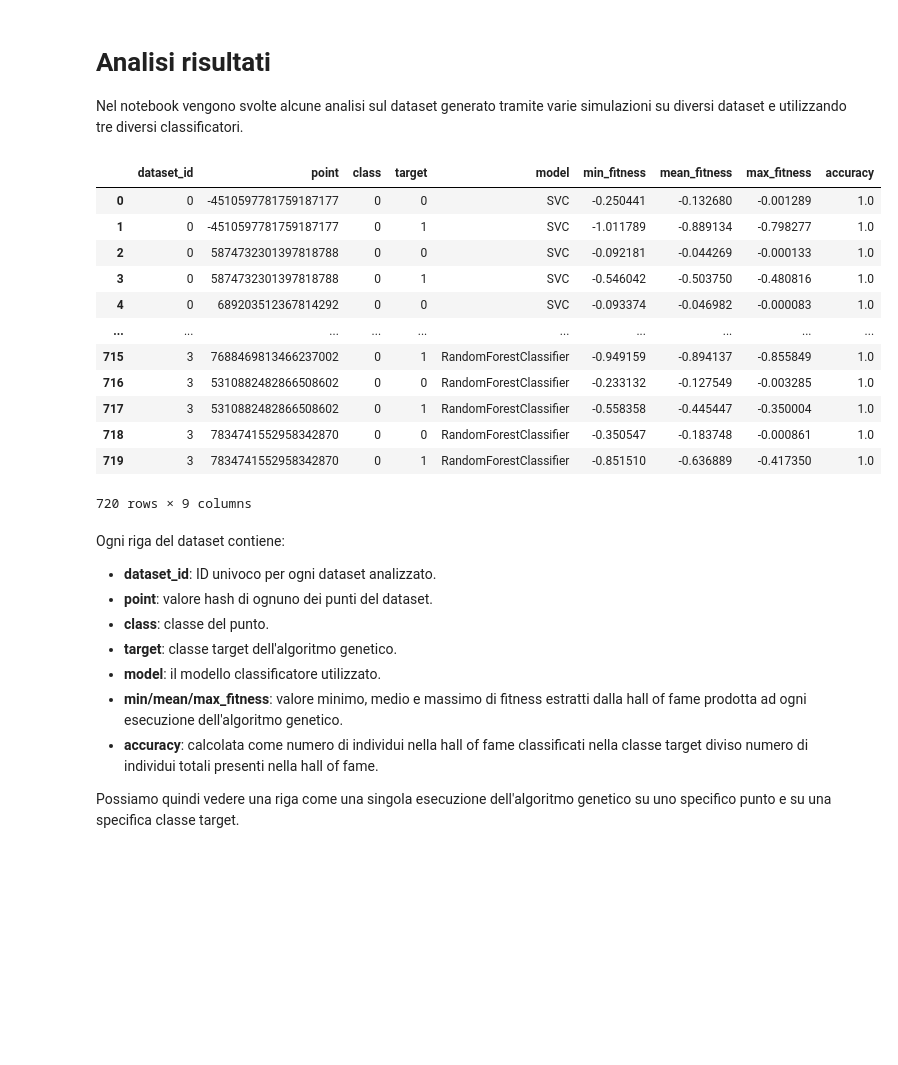
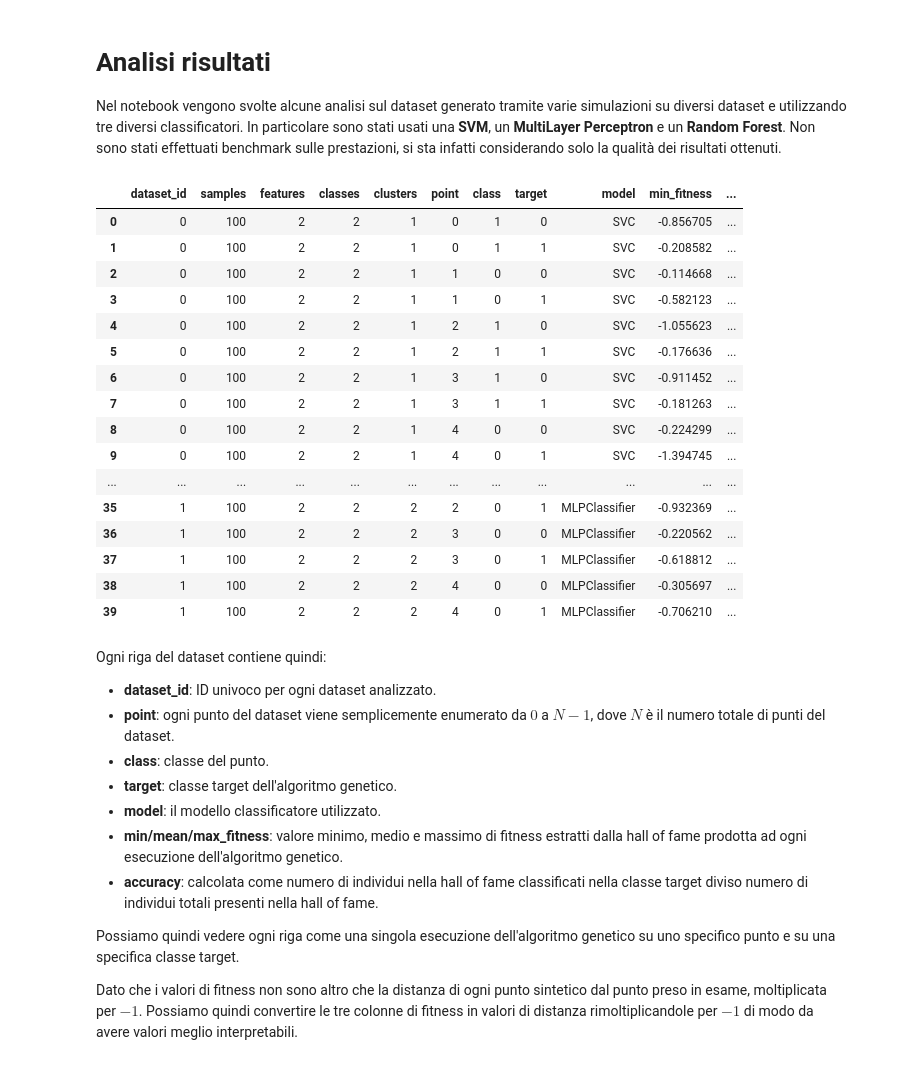
Before and after one commit to FedericoBustaffa/neighborhood_generator, a Jupyter notebook: notebooks/analysis.ipynb, the cells around one changed output. Saved outputs shown, nothing was run; the diff lists cells and outputs as text; code cells hidden in the pictures; blank space fills up the shorter version.

Commit message:
dataset computation

```diff
--- a/notebooks/analysis.ipynb
+++ b/notebooks/analysis.ipynb
@@ -2,31 +2,39 @@
 # Analisi risultati
 
 Nel notebook vengono svolte alcune analisi sul dataset generato tramite varie
-simulazioni su diversi dataset e utilizzando tre diversi classificatori.
+simulazioni su diversi dataset e utilizzando tre diversi classificatori. In
+particolare sono stati usati una **SVM**, un **MultiLayer Perceptron** e un
+**Random Forest**. Non sono stati effettuati benchmark sulle prestazioni, si
+sta infatti considerando solo la qualità dei risultati ottenuti.
 # %%
 import pandas as pd
 
-df = pd.read_csv("../datasets/first_simulation.csv")
+df = pd.read_csv("../datasets/test.csv")
 df
 # %% [output]
-|  | dataset_id | point | class | target | model | min_fitness | mean_fitness | max_fitness | accuracy |
-| 0 | 0 | -4510597781759187177 | 0 | 0 | SVC | -0.250441 | -0.132680 | -0.001289 | 1.0 |
-| 1 | 0 | -4510597781759187177 | 0 | 1 | SVC | -1.011789 | -0.889134 | -0.798277 | 1.0 |
-| 2 | 0 | 5874732301397818788 | 0 | 0 | SVC | -0.092181 | -0.044269 | -0.000133 | 1.0 |
-| 3 | 0 | 5874732301397818788 | 0 | 1 | SVC | -0.546042 | -0.503750 | -0.480816 | 1.0 |
-| 4 | 0 | 689203512367814292 | 0 | 0 | SVC | -0.093374 | -0.046982 | -0.000083 | 1.0 |
-| ... | ... | ... | ... | ... | ... | ... | ... | ... | ... |
-| 715 | 3 | 7688469813466237002 | 0 | 1 | RandomForestClassifier | -0.949159 | -0.894137 | -0.855849 | 1.0 |
-| 716 | 3 | 5310882482866508602 | 0 | 0 | RandomForestClassifier | -0.233132 | -0.127549 | -0.003285 | 1.0 |
-| 717 | 3 | 5310882482866508602 | 0 | 1 | RandomForestClassifier | -0.558358 | -0.445447 | -0.350004 | 1.0 |
-| 718 | 3 | 7834741552958342870 | 0 | 0 | RandomForestClassifier | -0.350547 | -0.183748 | -0.000861 | 1.0 |
-| 719 | 3 | 7834741552958342870 | 0 | 1 | RandomForestClassifier | -0.851510 | -0.636889 | -0.417350 | 1.0 |
+|  | dataset_id | samples | features | classes | clusters | point | class | target | model | min_fitness | ... |
+| 0 | 0 | 100 | 2 | 2 | 1 | 0 | 1 | 0 | SVC | -0.856705 | ... |
+| 1 | 0 | 100 | 2 | 2 | 1 | 0 | 1 | 1 | SVC | -0.208582 | ... |
+| 2 | 0 | 100 | 2 | 2 | 1 | 1 | 0 | 0 | SVC | -0.114668 | ... |
+| 3 | 0 | 100 | 2 | 2 | 1 | 1 | 0 | 1 | SVC | -0.582123 | ... |
+| 4 | 0 | 100 | 2 | 2 | 1 | 2 | 1 | 0 | SVC | -1.055623 | ... |
+| 5 | 0 | 100 | 2 | 2 | 1 | 2 | 1 | 1 | SVC | -0.176636 | ... |
+| 6 | 0 | 100 | 2 | 2 | 1 | 3 | 1 | 0 | SVC | -0.911452 | ... |
+| 7 | 0 | 100 | 2 | 2 | 1 | 3 | 1 | 1 | SVC | -0.181263 | ... |
+| 8 | 0 | 100 | 2 | 2 | 1 | 4 | 0 | 0 | SVC | -0.224299 | ... |
+| 9 | 0 | 100 | 2 | 2 | 1 | 4 | 0 | 1 | SVC | -1.394745 | ... |
+| ... | ... | ... | ... | ... | ... | ... | ... | ... | ... | ... | ... |
+| 35 | 1 | 100 | 2 | 2 | 2 | 2 | 0 | 1 | MLPClassifier | -0.932369 | ... |
+| 36 | 1 | 100 | 2 | 2 | 2 | 3 | 0 | 0 | MLPClassifier | -0.220562 | ... |
+| 37 | 1 | 100 | 2 | 2 | 2 | 3 | 0 | 1 | MLPClassifier | -0.618812 | ... |
+| 38 | 1 | 100 | 2 | 2 | 2 | 4 | 0 | 0 | MLPClassifier | -0.305697 | ... |
+| 39 | 1 | 100 | 2 | 2 | 2 | 4 | 0 | 1 | MLPClassifier | -0.706210 | ... |
-720 rows × 9 columns
 # %% [markdown]
-Ogni riga del dataset contiene:
+Ogni riga del dataset contiene quindi:
 
 - **dataset_id**: ID univoco per ogni dataset analizzato.
-- **point**: valore hash di ognuno dei punti del dataset.
+- **point**: ogni punto del dataset viene semplicemente enumerato da $0$ a
+  $N-1$, dove $N$ è il numero totale di punti del dataset.
 - **class**: classe del punto.
 - **target**: classe target dell'algoritmo genetico.
 - **model**: il modello classificatore utilizzato.
@@ -36,5 +44,10 @@ Ogni riga del dataset contiene:
   classificati nella classe target diviso numero di individui totali presenti
   nella hall of fame.
 
-Possiamo quindi vedere una riga come una singola esecuzione dell'algoritmo
+Possiamo quindi vedere ogni riga come una singola esecuzione dell'algoritmo
 genetico su uno specifico punto e su una specifica classe target.
+
+Dato che i valori di fitness non sono altro che la distanza di ogni punto
+sintetico dal punto preso in esame, moltiplicata per $-1$. Possiamo quindi
+convertire le tre colonne di fitness in valori di distanza rimoltiplicandole
+per $-1$ di modo da avere valori meglio interpretabili.
```
Also changed, not shown: parts of 6 cells of this notebook, 3 other files.
